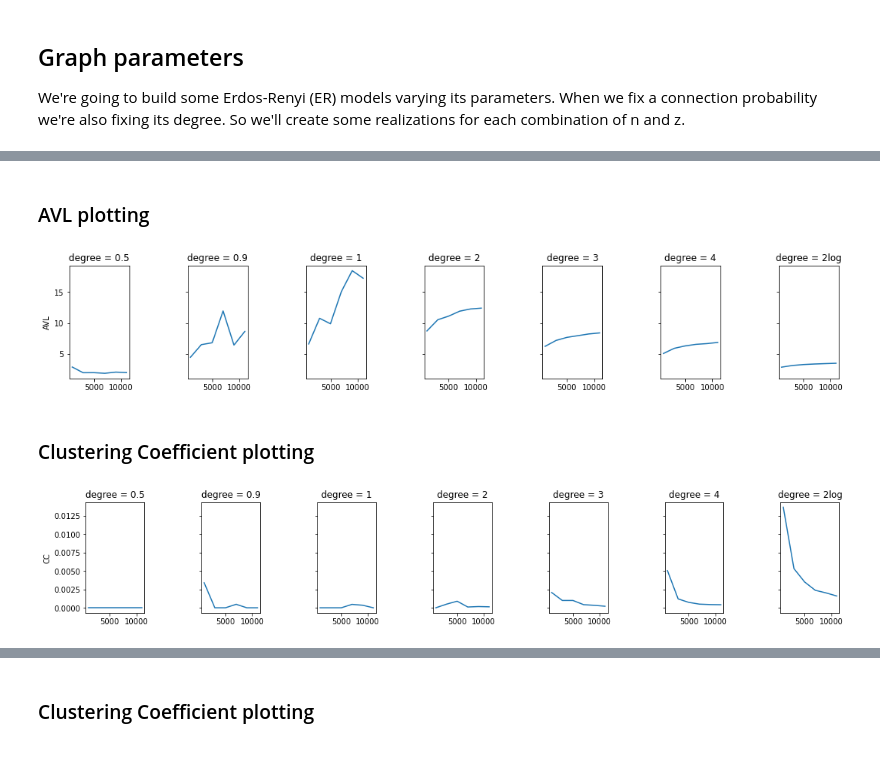
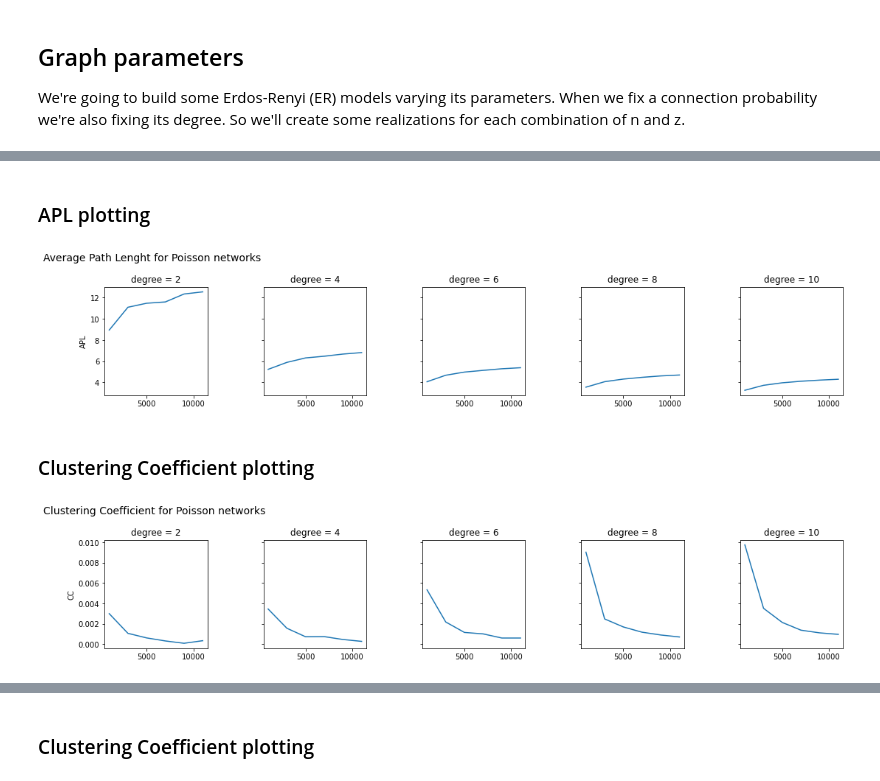
Before and after one commit to victorsanunes/complex-networks, a Jupyter notebook: notebooks/Assignment_02.ipynb, the cells around one changed output, grey strips where cells are left out. Drawn from its saved outputs; the diff is of its cells as text; code cells hidden in the pictures.

```diff
--- a/notebooks/Assignment_02.ipynb
+++ b/notebooks/Assignment_02.ipynb
@@ -56,0 +89,17 @@ percolations
+# %%
+%%time
+clustering_coefficient = list()
+avg_path_length = list()
+nodes_number = list()
+edges_number = list()
+m_values = list()
+degree_number = list()
+
+for params in barabasi_graphs.keys():
+    for graph in barabasi_graphs[params]["graphs"]:
+        clustering_coefficient.append(graph.transitivity_undirected())
+        avg_path_length.append(graph.average_path_length())
+        nodes_number.append(barabasi_graphs[params]["nodes"])
+        m_values.append(barabasi_graphs[params]["m"])
+        edges_number.append(len(graph.get_edgelist()))
+        degree_number.append(np.mean(graph.degree()))
@@ -56,0 +109,10 @@ percolations
+# %%
+barabasi_analysis = pd.DataFrame()
+barabasi_analysis["nodes_number"] = nodes_number
+barabasi_analysis["avg_degree"] = np.round(degree_number)
+barabasi_analysis["m_values"] = m_values
+barabasi_analysis["avg_path_length"] = avg_path_length
+barabasi_analysis["clustering_coefficient"] = clustering_coefficient
+
+barabasi_analysis.fillna(0, inplace = True)
+barabasi_analysis.head()
@@ -59,5 +280,9 @@ percolations
 
 ![image.png](attachment:6815845f-e89d-4a01-a3df-8bd96a588b07.png)
+# %%
+nodes_array = np.arange(1000, 12000, 2000)#[1000, 2000, 4000, 6000, 8000, 10000]
+avg_degree_array = [0, 0.5, 0.9, 1, 2, 3, 4, "log", 6, 8, 10] #np.arange(0, 3.2, 0.2)
+ensemble_size = 2
 # %%
 # %%time
 # A Python program to print all
@@ -75,7 +300,7 @@ for network_property in list(perm):
     nodes = int(network_property[0])
 
     if network_property[1] in ["log", "2log"]:
-        degree = 2*np.round(np.log(nodes), 2)
+        degree = np.round(np.log(nodes), 2)
         key = str(nodes) + '_nodes__' + network_property[1] + "_degree"
     else:
         degree = network_property[1]
@@ -134,37 +360,41 @@ poisson_analysis.head()
 # %% [markdown]
-### AVL plotting
+### APL plotting
 # %%
 df_plot = poisson_analysis.pivot_table(index = ["nodes_number", "degree"],
                                          values = ['avg_path_length', "clustering_coefficient"],
                                          aggfunc = ["mean"]).reset_index()
 
-degree_values = df_plot["degree"].unique()
+degree_values = [2, 4, 6, 8, 10]#df_plot["degree"].unique()
 
 fig, ax = plt.subplots(nrows = 1,
                        ncols = len(degree_values), figsize = (16, 4),
                        sharey = True)
 
 fig.tight_layout(pad=6)
 
 for i in range(len(degree_values)):
     # Filter the dataset
     data = df_plot[df_plot["degree"].isin([degree_values[i]])]
     ax[i].plot(data[ ("nodes_number")], data[("mean", "avg_path_length")], )
 
 #     # plot logarithm line to comparisons
 #     ax2 = ax[i].twinx()
-#     ax2.plot(df[df["expected_avg_degree"].isin(["2log"])][("nodes_number")],
-#              np.log(df[df["expected_avg_degree"].isin(["2log"])][("nodes_number")]),
+#     ax2.plot(df_plot[df_plot["degree"].isin(["log"])][("nodes_number")],
+#              np.log(df_plot[df_plot["degree"].isin(["log"])][("nodes_number")]),
 #              color = "red",
 #              linestyle = "dashed",)
 
     # Titles and legends
     ax[i].set_title(f"degree = {degree_values[i]}")
 
-_ = ax[0].set_ylabel("AVL")
+_ = ax[0].set_ylabel("APL")
 # _ = ax2.set_ylabel("log(n)")
+_ = fig.text(0, 0.9,
+             'Average Path Lenght for Poisson networks',
+             fontdict = {'size': 14,
+                         'family': 'DejaVu Sans',})
 # %% [output]
-[figure, old version]
+[figure, new version]
 # %% [markdown]
 ### Clustering Coefficient plotting
 # %%
@@ -172,7 +402,7 @@ df_plot = poisson_analysis.pivot_table(index = ["nodes_number", "degree"],
                                          values = ['avg_path_length', "clustering_coefficient"],
                                          aggfunc = ["mean"]).reset_index()
 
-degree_values = df_plot["degree"].unique()
+degree_values = [2, 4, 6, 8, 10]#df_plot["degree"].unique()
 
 fig, ax = plt.subplots(nrows = 1,
                        ncols = len(degree_values), figsize = (16, 4),
@@ -197,5 +427,9 @@ for i in range(len(degree_values)):
 
 _ = ax[0].set_ylabel("CC")
 # _ = ax2.set_ylabel("log(n)")
+_ = fig.text(0, 0.9,
+             'Clustering Coefficient for Poisson networks',
+             fontdict = {'size': 14,
+                         'family': 'DejaVu Sans',})
 # %% [output]
-[figure, old version]
+[figure, new version]
```
Also changed, not shown: parts of 37 cells of this notebook.
